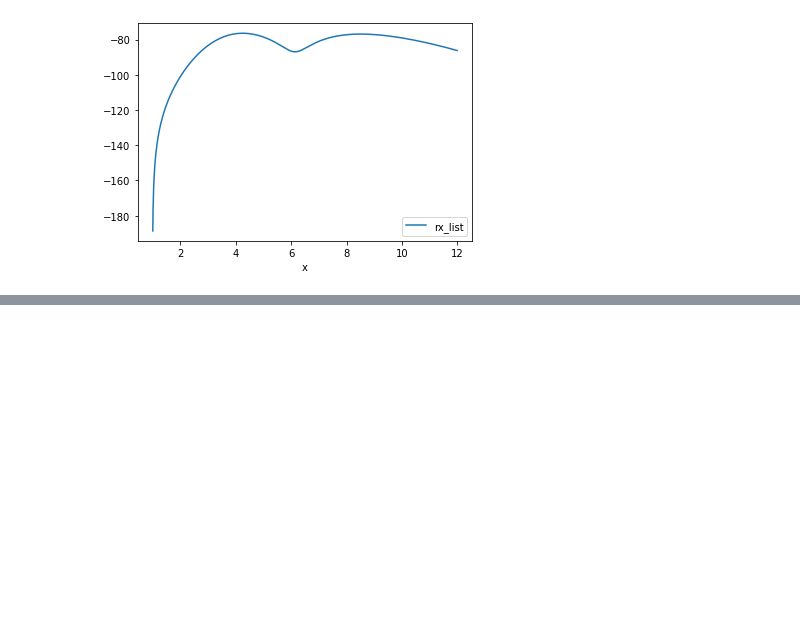
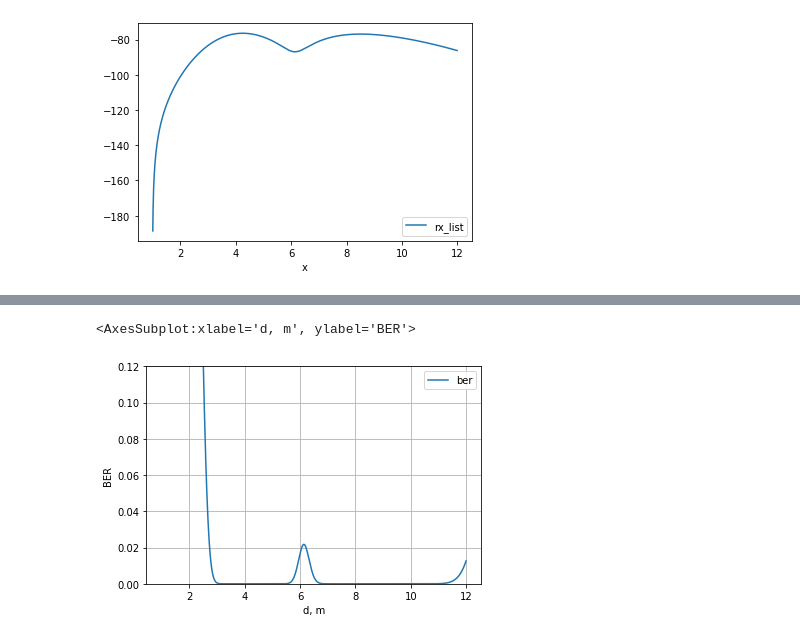
Before and after one commit to FenikL/rfid_project, a Jupyter notebook: experiments/rx_power_try.ipynb, the cells around one changed output, grey strips where cells are left out. Cells and saved outputs as stored; diff of their text form; code cells hidden in the pictures; blank space fills up the shorter version.

```diff
--- a/experiments/rx_power_try.ipynb
+++ b/experiments/rx_power_try.ipynb
@@ -355,0 +380,5 @@ NameError: name 'special' is not defined
+# %%
+ber_df.plot(x='x',ylim=(0, 0.12), xlabel='d, m', ylabel='BER', grid=True)
+# %% [output]
+<AxesSubplot:xlabel='d, m', ylabel='BER'>
+[figure, added]
```
Also changed, not shown: parts of 37 cells of this notebook, 1 other file.
